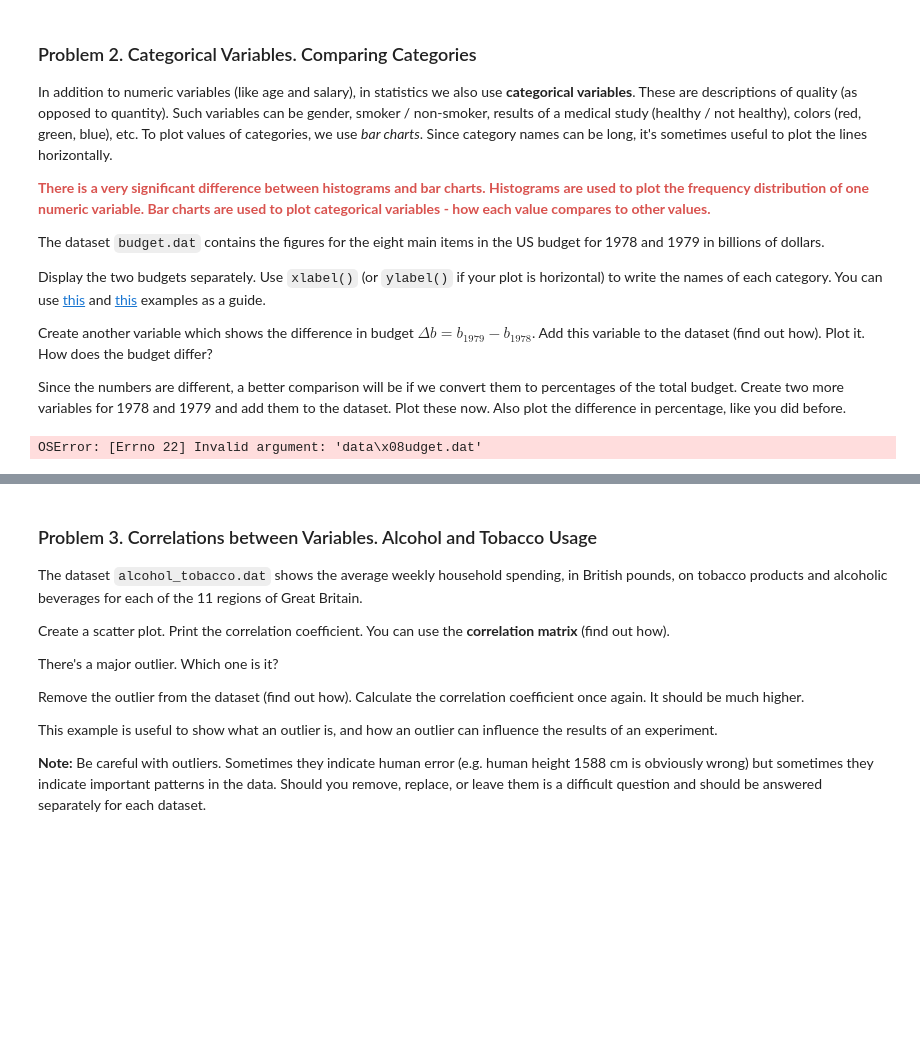
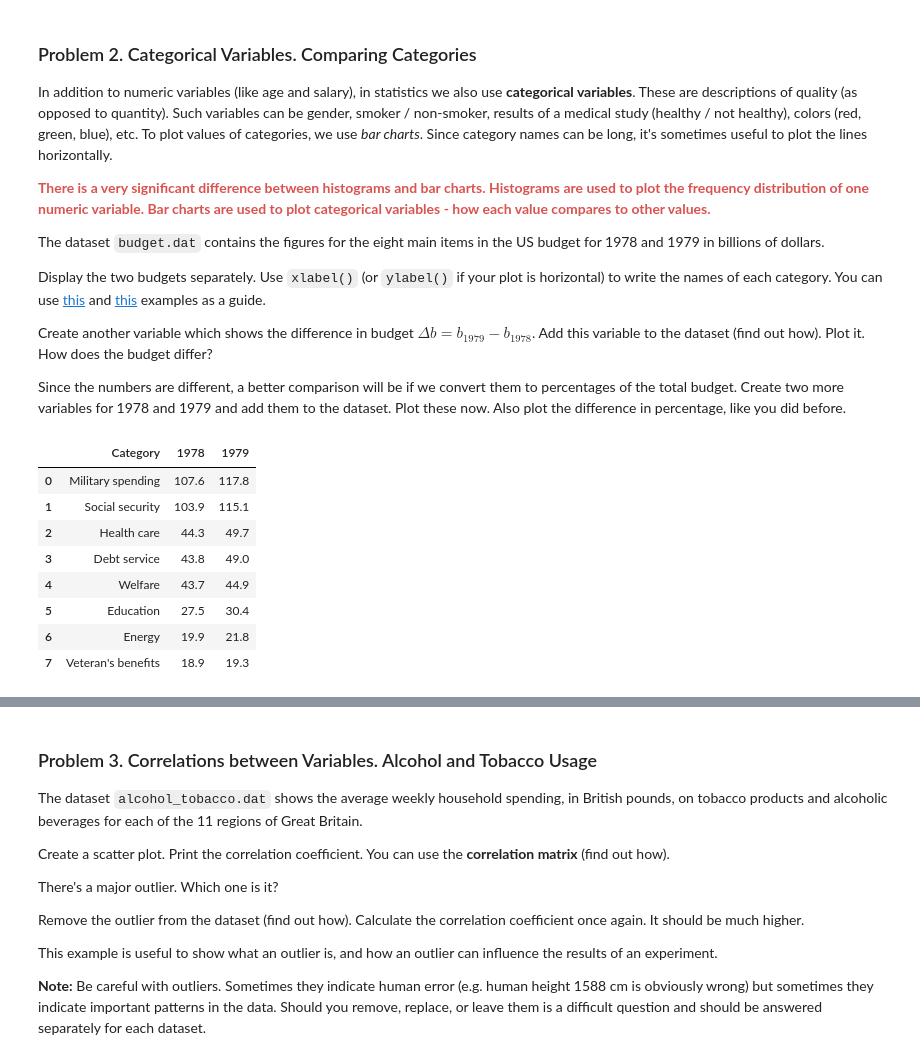
Before and after one commit to mstoychev/Math-Concepts-for-Developers, a Jupyter notebook: 6. Statistics/2. Exercises/Statistics Exercise.ipynb, the cells around one changed output, grey strips where cells are left out. Cells and saved outputs as stored; diff of their text form; code cells hidden in the pictures; blank space fills up the shorter version.

```diff
--- a/6. Statistics/2. Exercises/Statistics Exercise.ipynb
+++ b/6. Statistics/2. Exercises/Statistics Exercise.ipynb
@@ -154,6 +154,15 @@ Create another variable which shows the difference in budget $\Delta b = b_{1979
 
 Since the numbers are different, a better comparison will be if we convert them to percentages of the total budget. Create two more variables for 1978 and 1979 and add them to the dataset. Plot these now. Also plot the difference in percentage, like you did before.
 # %%
-budget = pd.read_table("data\budget.dat")
+budget = pd.read_table("budget.dat")
+budget
 # %% [output]
-OSError: [Errno 22] Invalid argument: 'data\x08udget.dat'
+|  | Category | 1978 | 1979 |
+| 0 | Military spending | 107.6 | 117.8 |
+| 1 | Social security | 103.9 | 115.1 |
+| 2 | Health care | 44.3 | 49.7 |
+| 3 | Debt service | 43.8 | 49.0 |
+| 4 | Welfare | 43.7 | 44.9 |
+| 5 | Education | 27.5 | 30.4 |
+| 6 | Energy | 19.9 | 21.8 |
+| 7 | Veteran's benefits | 18.9 | 19.3 |
```
Also changed, not shown: parts of 7 cells of this notebook.
